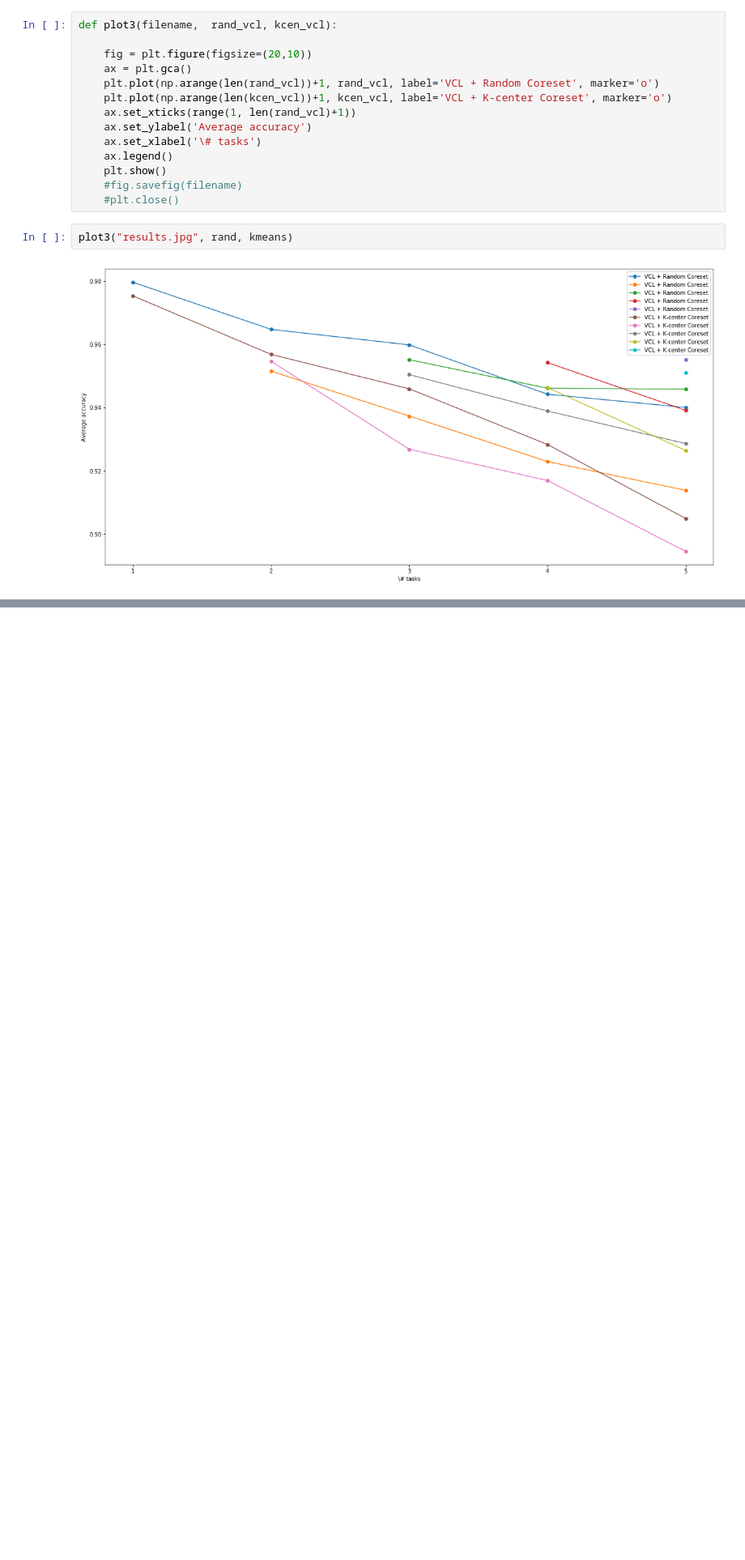
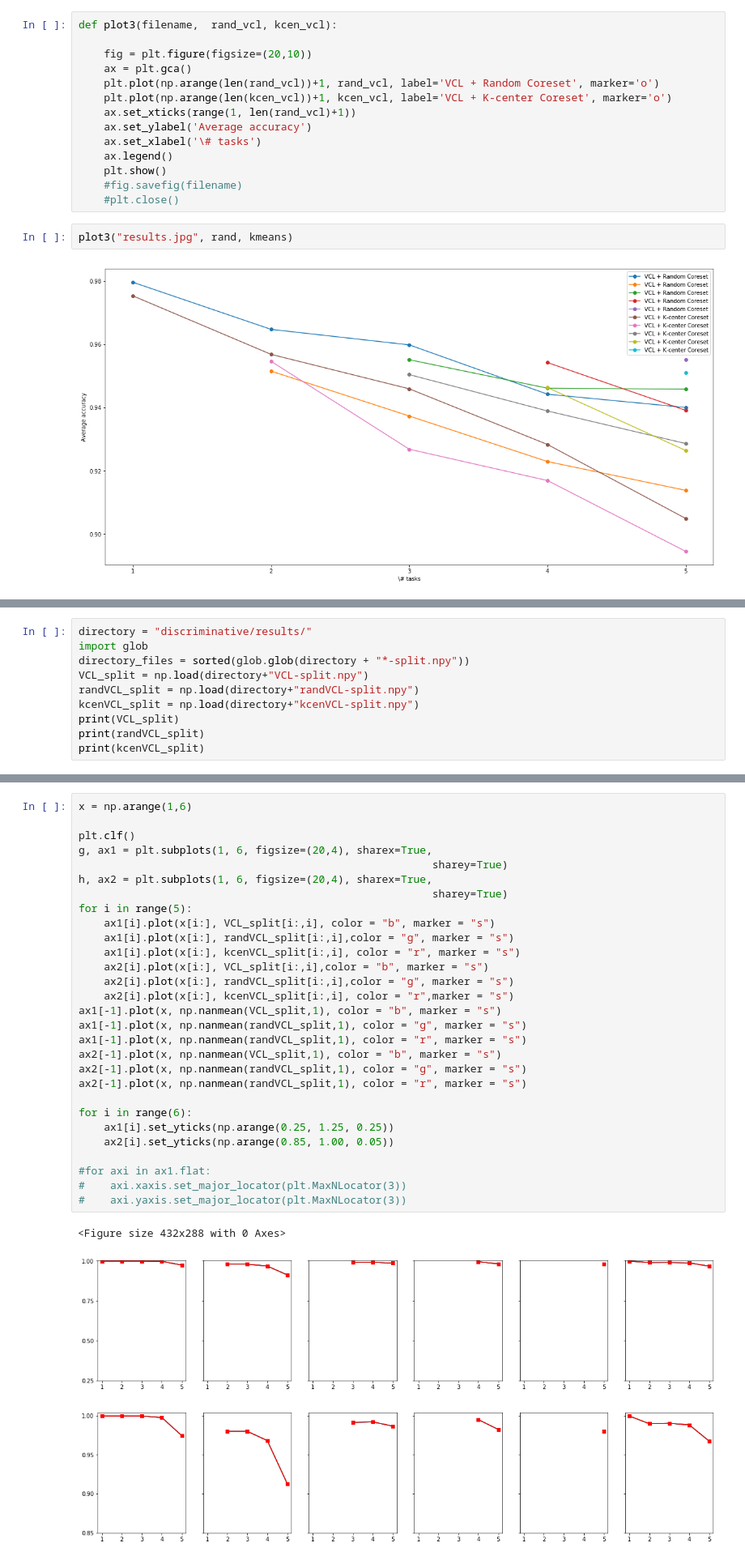
Before and after one commit to guyrom27/VariationalContinualLearning, a Jupyter notebook: Results.ipynb, the cells around one changed output, grey strips where cells are left out. Shown: that part at 81% size. Drawn from its saved outputs; the diff is of its cells as text; blank space fills up the shorter version.

```diff
--- a/Results.ipynb
+++ b/Results.ipynb
@@ -64,0 +122,10 @@ plt.show()
+# %%
+directory = "discriminative/results/"
+import glob
+directory_files = sorted(glob.glob(directory + "*-split.npy"))
+VCL_split = np.load(directory+"VCL-split.npy")
+randVCL_split = np.load(directory+"randVCL-split.npy")
+kcenVCL_split = np.load(directory+"kcenVCL-split.npy")
+print(VCL_split)
+print(randVCL_split)
+print(kcenVCL_split)
@@ -64,0 +148,33 @@ plt.show()
+# %%
+x = np.arange(1,6)
+
+plt.clf()
+g, ax1 = plt.subplots(1, 6, figsize=(20,4), sharex=True,
+                                                        sharey=True)
+h, ax2 = plt.subplots(1, 6, figsize=(20,4), sharex=True,
+                                                        sharey=True)
+for i in range(5):
+    ax1[i].plot(x[i:], VCL_split[i:,i], color = "b", marker = "s")
+    ax1[i].plot(x[i:], randVCL_split[i:,i],color = "g", marker = "s")
+    ax1[i].plot(x[i:], kcenVCL_split[i:,i], color = "r", marker = "s")
+    ax2[i].plot(x[i:], VCL_split[i:,i],color = "b", marker = "s")
+    ax2[i].plot(x[i:], randVCL_split[i:,i],color = "g", marker = "s")
+    ax2[i].plot(x[i:], kcenVCL_split[i:,i], color = "r",marker = "s")
+ax1[-1].plot(x, np.nanmean(VCL_split,1), color = "b", marker = "s")
+ax1[-1].plot(x, np.nanmean(randVCL_split,1), color = "g", marker = "s")
+ax1[-1].plot(x, np.nanmean(randVCL_split,1), color = "r", marker = "s")
+ax2[-1].plot(x, np.nanmean(VCL_split,1), color = "b", marker = "s")
+ax2[-1].plot(x, np.nanmean(randVCL_split,1), color = "g", marker = "s")
+ax2[-1].plot(x, np.nanmean(randVCL_split,1), color = "r", marker = "s")
+
+for i in range(6):
+    ax1[i].set_yticks(np.arange(0.25, 1.25, 0.25))
+    ax2[i].set_yticks(np.arange(0.85, 1.00, 0.05))
+
+#for axi in ax1.flat:
+#    axi.xaxis.set_major_locator(plt.MaxNLocator(3))
+#    axi.yaxis.set_major_locator(plt.MaxNLocator(3))
+# %% [output]
+<Figure size 432x288 with 0 Axes>
+[figure, added]
+[figure, added]
```
Also changed, not shown: parts of 4 cells of this notebook.
